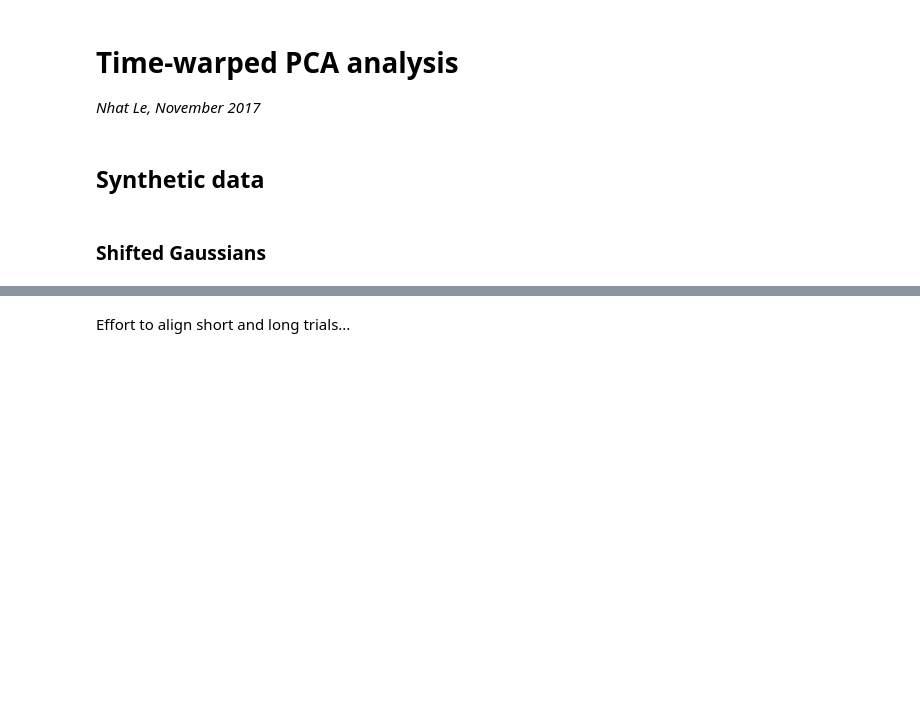
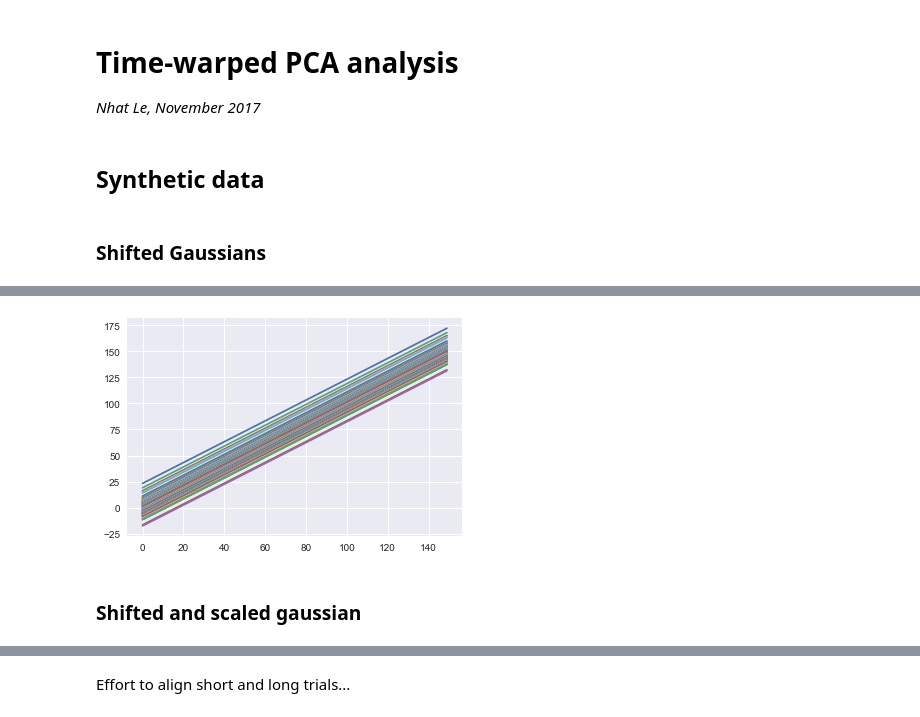
Before and after one commit to lmn93beo/twPCA-Neural-Analysis, a Jupyter notebook: twpca_neural_analysis.ipynb, the cells around one changed output, grey strips where cells are left out. Saved outputs shown, nothing was run; the diff lists cells and outputs as text; code cells hidden in the pictures; blank space fills up the shorter version.

```diff
--- a/twpca_neural_analysis.ipynb
+++ b/twpca_neural_analysis.ipynb
@@ -52,3 +63,9 @@ plt.savefig('twpca_gaussians_100_171101.pdf')
+# %%
+plt.plot(warp_gauss.T);
+# %% [output]
+[figure, added]
+# %% [markdown]
+### Shifted and scaled gaussian
 # %%
 data_gauss = twpca.datasets.jittered_neuron(noise=0)
 plt.plot(data_gauss[2][:,:,0].T);
```
Also changed, not shown: parts of 46 cells of this notebook.
